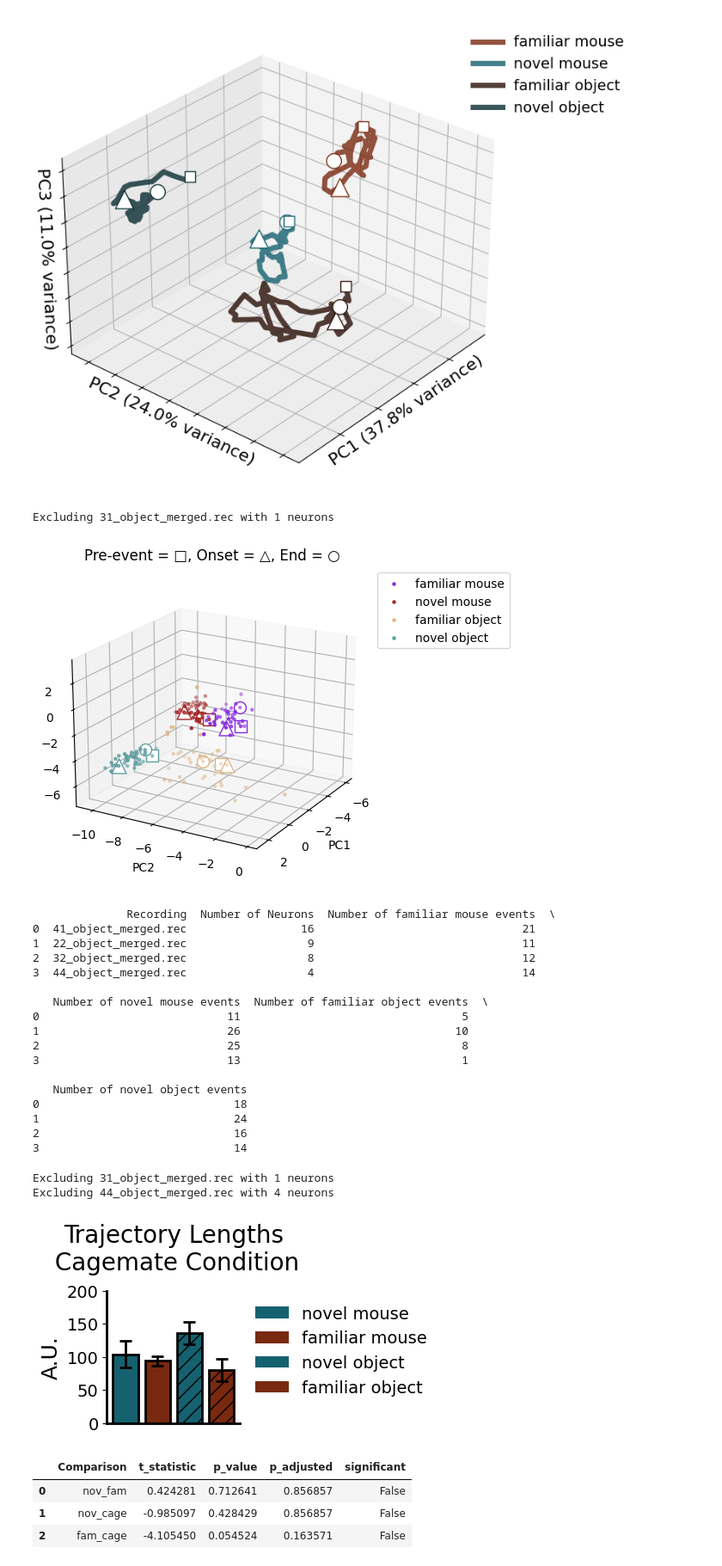
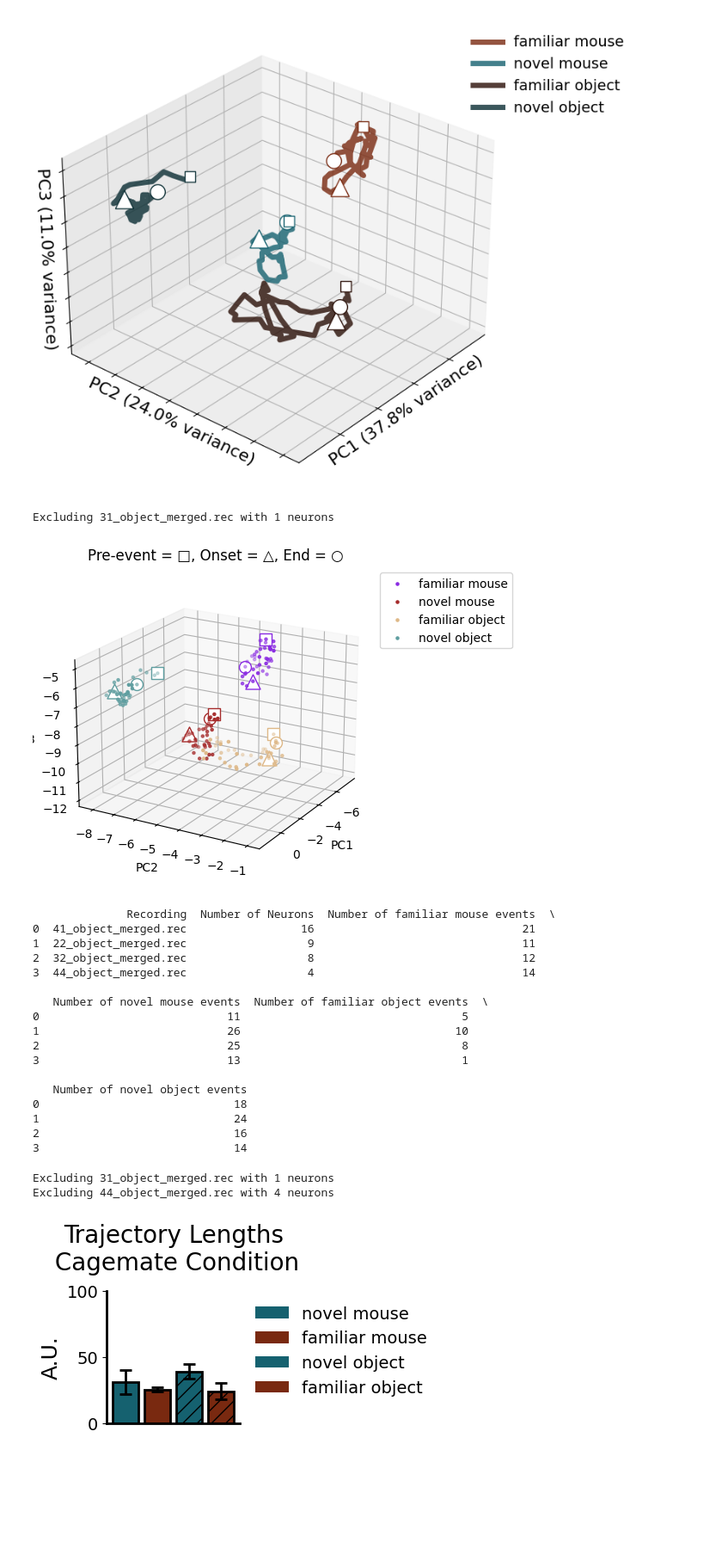
Before and after one commit to tomHep10/diff_fam_social_memory_ephys, a Jupyter notebook: pilot2/object_control/object_spike.ipynb, the cells around one changed output. Shown at 86% size. Saved outputs shown, nothing was run; the diff lists cells and outputs as text; code cells hidden in the pictures; blank space fills up the shorter version.

```diff
--- a/pilot2/object_control/object_spike.ipynb
+++ b/pilot2/object_control/object_spike.ipynb
@@ -47,3 +61,4 @@ def unpickle_this(pickle_file):
 # %%
-behavior_dicts = unpickle_this('pilot2/object_control/object_behavior_dicts.pkl')
+#behavior_dicts = unpickle_this('pilot2/object_control/object_behavior_dicts.pkl')
+object_spikes = unpickle_this('pilot2/object_control/object_spikes.pkl')
 # %%
@@ -61,8 +76,9 @@ print(subject_dict)
 dict_keys(['22_object_CTBN.csv', '23_object_TBCN.csv', '31_object_BNTC.csv', '32_object_NBTC.csv', '41_object_BCNT.csv', '44_Object_TCNB.csv'])
 {'22_object_merged.rec': '2.2', '23_object_merged.rec': '2.3', '31_object_merged.rec': '3.1', '32_object_merged.rec': '3.2', '41_object_merged.rec': '4.1', '44_object_merged.rec': '4.4'}
 # %%
-spike_path = r"C:\Users\megha\UFL Dropbox\Meghan Cum\Padilla-Coreano Lab\2024\Cum_SocialMemEphys_pilot2\Object_Control (phase 7)\sorted"
-object_spikes = collection.SpikeCollection(spike_path, new_behavior_dict, subject_dict)
+# spike_path = r"C:\Users\megha\UFL Dropbox\Meghan Cum\Padilla-Coreano Lab\2024\Cum_SocialMemEphys_pilot2\Object_Control (phase 7)\sorted"
+# object_spikes = collection.SpikeCollection(spike_path, new_behavior_dict, subject_dict)
+# pickle_this(object_spikes, 'object_spikes.pkl')
 # %% [output]
 loading  22_object_merged.rec
 loading  31_object_merged.rec
@@ -320,7 +334,7 @@ pca_trajectories.avg_trajectories_pca(object_spikes, 3, pre_window = 1,
                                       min_neurons = 4, d = 3)
 # %% [output]
 Excluding 31_object_merged.rec with 1 neurons
-[figure, old version]
+[figure, new version]
               Recording  Number of Neurons  Number of familiar mouse events  \
 0  41_object_merged.rec                 16                               21
 1  22_object_merged.rec                  9                               11
@@ -373,8 +387,8 @@ trajectory_lengths = np.array(trajectory_lengths)
 
 
 
-# means = np.mean(trajectory_lengths, axis = 0)
-# sems = sem(trajectory_lengths, axis = 0)
+means = np.mean(trajectory_lengths, axis = 0)
+sems = sem(trajectory_lengths, axis = 0)
 
 # t_nov_fam, p_nov_fam = stats.ttest_rel(trajectory_lengths[:,0], trajectory_lengths[:,1])
 # t_nov_cage, p_nov_cage = stats.ttest_rel(trajectory_lengths[:,0], trajectory_lengths[:,2])
@@ -390,48 +404,44 @@ trajectory_lengths = np.array(trajectory_lengths)
 # })
 
 # Adjust p-values using Holm-Bonferroni
-p_values = [p_nov_fam, p_nov_cage, p_fam_cage]
-reject, p_adjusted, _, _ = multipletests(p_values, method='holm')
+# p_values = [p_nov_fam, p_nov_cage, p_fam_cage]
+# reject, p_adjusted, _, _ = multipletests(p_values, method='holm')
 color_id_dict = {'novel mouse': hex_2_rgb('#15616F'),
                 'familiar mouse': hex_2_rgb('#792910'),
                   'novel object': hex_2_rgb('#15616F'),
                   'familiar object': hex_2_rgb('#792910')}
 hatches = ['','','//','//']
 x = [0.5,1,1.5,2]
 plt.figure(figsize= (2,2))
 plt.bar(x, means, yerr = sems,
             color = color_id_dict.values(), hatch = hatches,
             edgecolor = ['black', 'black', 'black', 'black'],
             capsize = 5, linewidth = 2,
             error_kw={'elinewidth': 2, 'capthick': 2},
             width = .4)
 plt.xticks([],rotation=45)
 legend_handles = [Patch(facecolor=color, label=label, hatch = hatches) for label, color in color_id_dict.items()]
 plt.legend(handles=legend_handles,
            bbox_to_anchor=(1,1),
            frameon= False, fontsize = 14)
 plt.ylabel('A.U.', fontsize = 18)
 plt.gca().spines['top'].set_visible(False)
 plt.gca().spines['right'].set_visible(False)
 plt.xticks(fontsize=14)
 plt.yticks(fontsize=14)
 plt.gca().yaxis.set_major_locator(ticker.MultipleLocator(50))
-plt.ylim(0,200)
+plt.ylim(0,100)
 
 plt.gca().spines['bottom'].set_linewidth(2)  # X-axis
 plt.gca().spines['left'].set_linewidth(2)
 plt.title('Trajectory Lengths\n Cagemate Condition', fontsize = 20, y = 1.1)
 plt.show()
 
-stats_df
+#stats_df
 # %% [output]
 Excluding 31_object_merged.rec with 1 neurons
 Excluding 44_object_merged.rec with 4 neurons
-[figure, old version]
+[figure, new version]
-|  | Comparison | t_statistic | p_value | p_adjusted | significant |
-| 0 | nov_fam | 0.424281 | 0.712641 | 0.856857 | False |
-| 1 | nov_cage | -0.985097 | 0.428429 | 0.856857 | False |
-| 2 | fam_cage | -4.105450 | 0.054524 | 0.163571 | False |
 # %%
 import numpy as np
 import scipy.stats as stats
```
Also changed, not shown: parts of 6 cells of this notebook, 7 other files.
